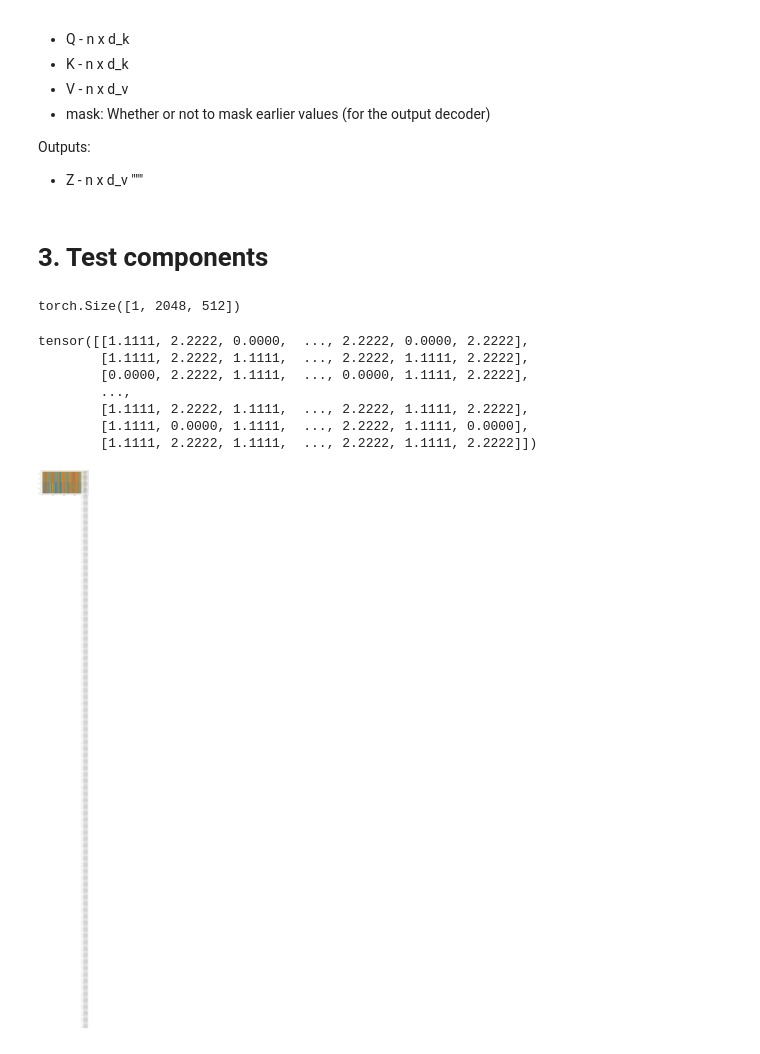
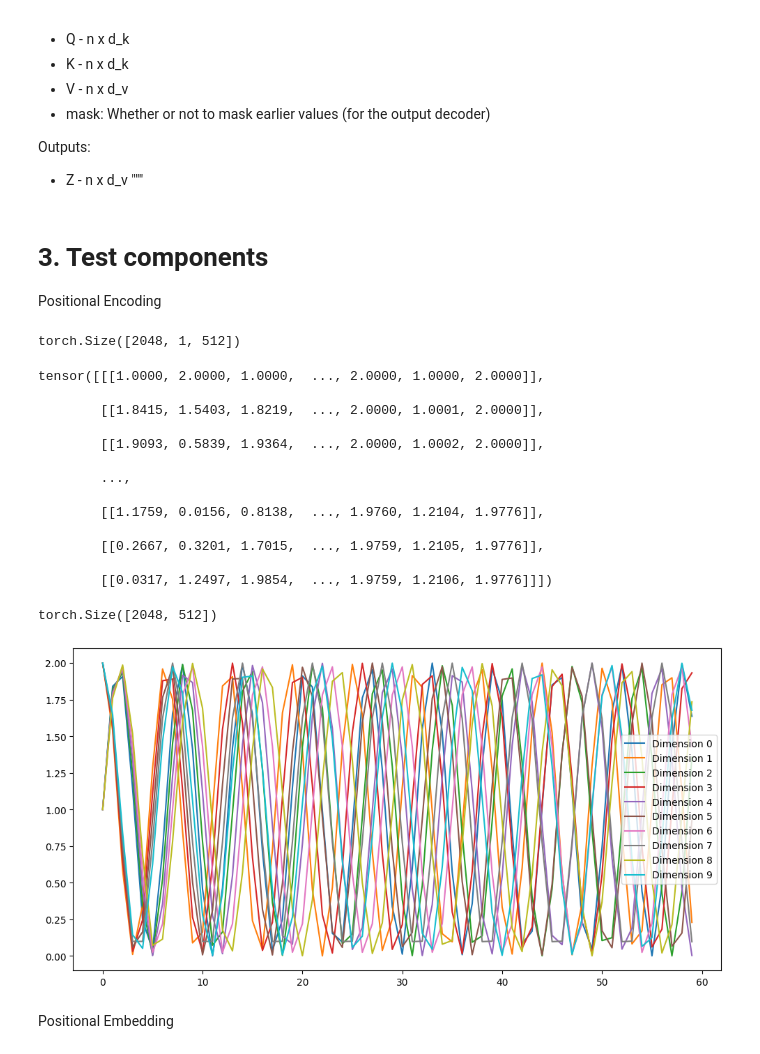
Before and after one commit to nkumarcc/tf-attention-is-all-you-need, a Jupyter notebook: Attention_is_All_You_Need_Take_2.ipynb, the cells around one changed output. Cells and saved outputs as stored; diff of their text form; code cells hidden in the pictures.

```diff
--- a/Attention_is_All_You_Need_Take_2.ipynb
+++ b/Attention_is_All_You_Need_Take_2.ipynb
@@ -267,38 +233,51 @@ class Transformer(nn.Module):
         return F.log_softmax(Y, dim=-1)
 # %% [markdown]
 # 3. Test components
+
+Positional Encoding
 # %%
 # Positional Encoding
 
 import numpy as np
 import matplotlib.pyplot as plt
 
-test_positional_matrix = torch.ones(1, 2048, 512)
-positional_encoding_layer = PositionalEncoding(512)
+test_positional_matrix = torch.ones(2048, 1, 512)
+positional_encoding_layer = PositionalEncoding(512, 0, 2048)
 encoded = positional_encoding_layer(test_positional_matrix)
 
 print(encoded.shape)
 # %% [output]
-torch.Size([1, 2048, 512])
+torch.Size([2048, 1, 512])
+# %%
+encoded
+# %% [output]
+tensor([[[1.0000, 2.0000, 1.0000,  ..., 2.0000, 1.0000, 2.0000]],
+
+        [[1.8415, 1.5403, 1.8219,  ..., 2.0000, 1.0001, 2.0000]],
+
+        [[1.9093, 0.5839, 1.9364,  ..., 2.0000, 1.0002, 2.0000]],
+
+        ...,
+
+        [[1.1759, 0.0156, 0.8138,  ..., 1.9760, 1.2104, 1.9776]],
+
+        [[0.2667, 0.3201, 1.7015,  ..., 1.9759, 1.2105, 1.9776]],
+
+        [[0.0317, 1.2497, 1.9854,  ..., 1.9759, 1.2106, 1.9776]]])
 # %%
-encoded[0]
+encoded[:,0,:].shape
 # %% [output]
-tensor([[1.1111, 2.2222, 0.0000,  ..., 2.2222, 0.0000, 2.2222],
-        [1.1111, 2.2222, 1.1111,  ..., 2.2222, 1.1111, 2.2222],
-        [0.0000, 2.2222, 1.1111,  ..., 0.0000, 1.1111, 2.2222],
-        ...,
-        [1.1111, 2.2222, 1.1111,  ..., 2.2222, 1.1111, 2.2222],
-        [1.1111, 0.0000, 1.1111,  ..., 2.2222, 1.1111, 0.0000],
-        [1.1111, 2.2222, 1.1111,  ..., 2.2222, 1.1111, 2.2222]])
+torch.Size([2048, 512])
 # %%
-# encoded = encoded[0].detach().numpy()
+encoded_diag = encoded[:,0,:].detach().numpy()
 
 # Plot the output for some dimensions
 plt.figure(figsize=(12, 6))
-plt.plot(encoded, label=f"Dimension")
-# for i in range(1):  # Change this number to plot more or fewer dimensions
-#     plt.plot(encoded[:, i], label=f"Dimension {i}")
+for i in range(10):  # Change this number to plot more or fewer dimensions
+    plt.plot(encoded_diag[:60, i], label=f"Dimension {i}")
 plt.legend()
 plt.show()
 # %% [output]
-[figure, old version]
+[figure, new version]
+# %% [markdown]
+Positional Embedding
```
Also changed, not shown: parts of 21 cells of this notebook.
